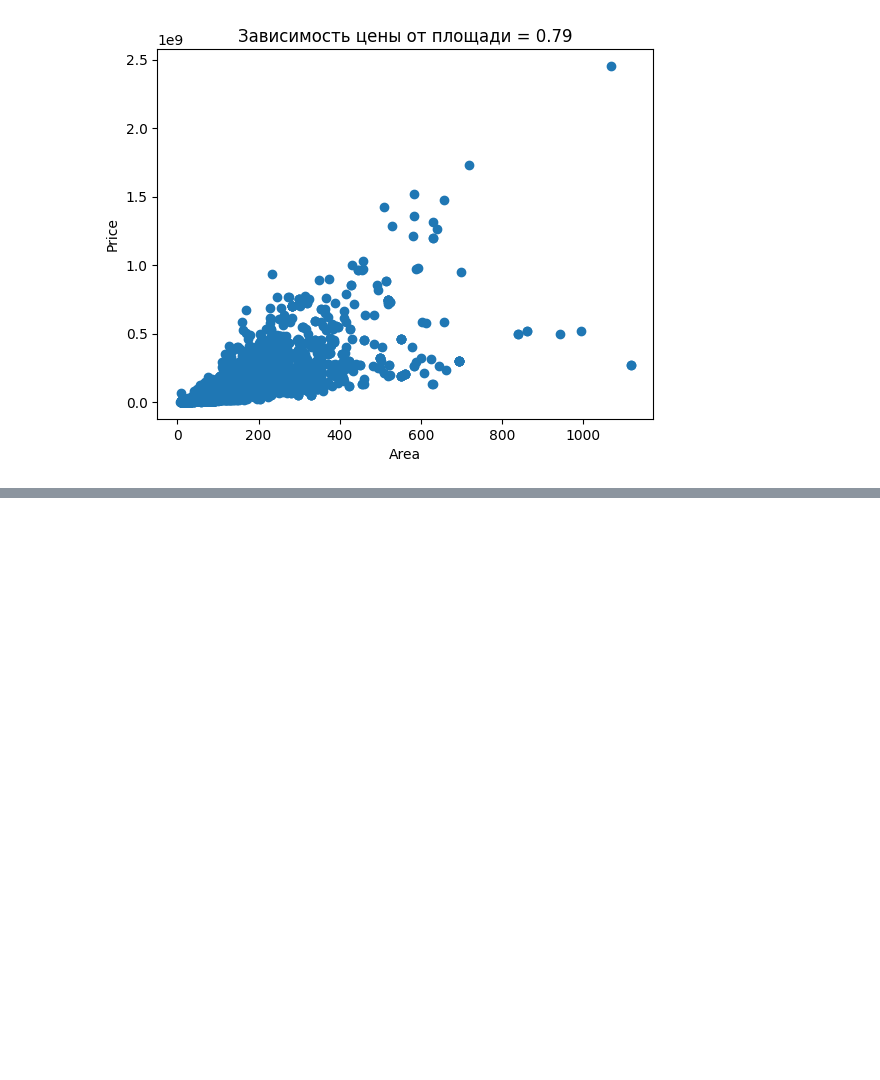
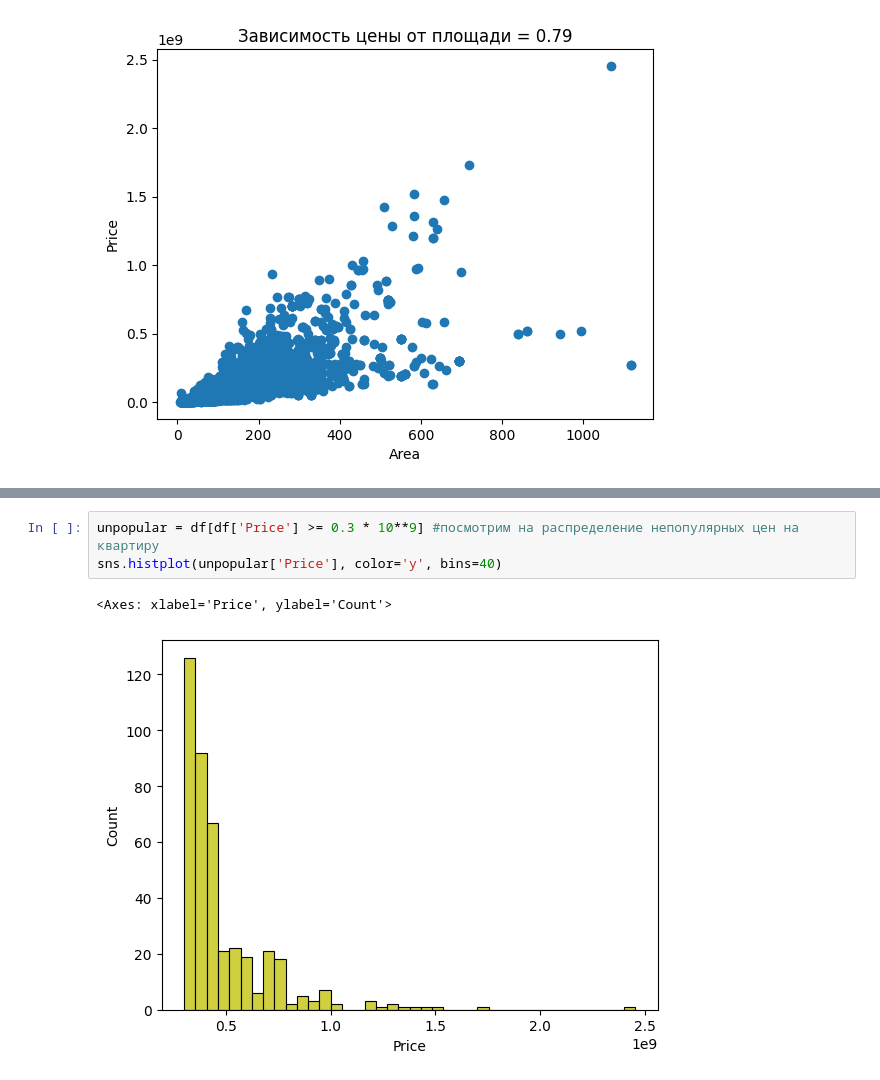
Before and after one commit to whykitsune/dmmt-project-ml, a Jupyter notebook: dw_project.ipynb, the cells around one changed output, grey strips where cells are left out. Drawn from its saved outputs; the diff is of its cells as text; blank space fills up the shorter version.

```diff
--- a/dw_project.ipynb
+++ b/dw_project.ipynb
@@ -203,0 +109,6 @@ memory usage: 2.9+ MB
+# %%
+unpopular = df[df['Price'] >= 0.3 * 10**9] #посмотрим на распределение непопулярных цен на квартиру
+sns.histplot(unpopular['Price'], color='y', bins=40)
+# %% [output]
+<Axes: xlabel='Price', ylabel='Count'>
+[figure, added]
```
Also changed, not shown: parts of 18 cells of this notebook.
